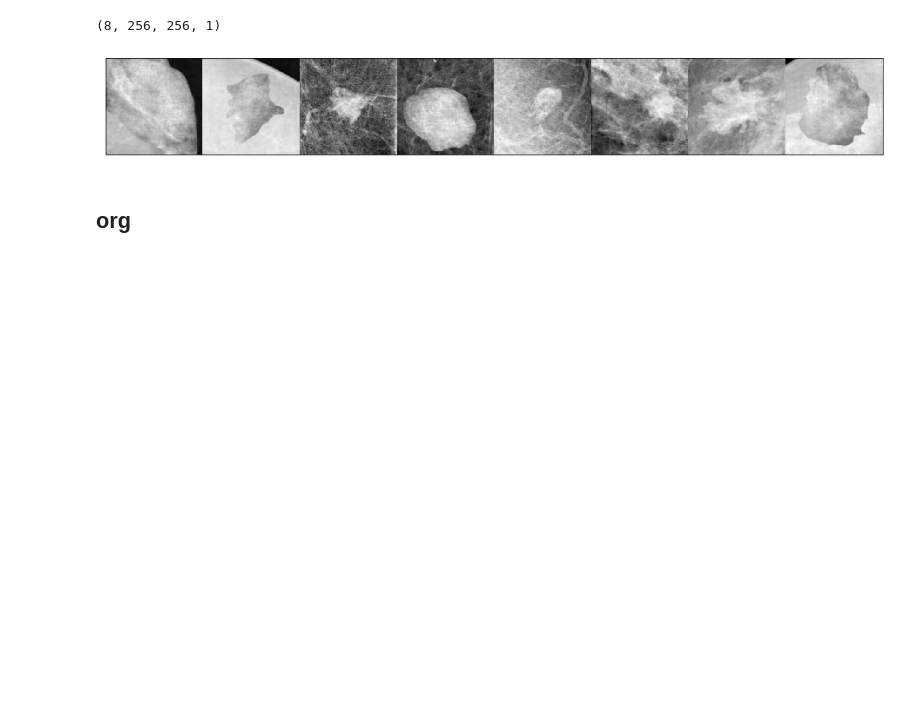
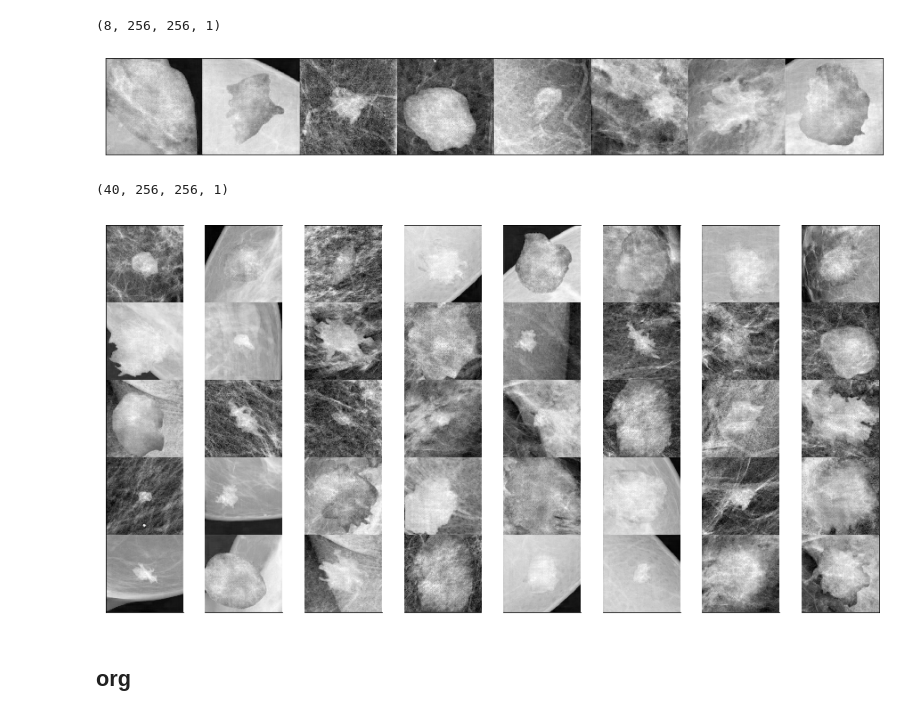
Before and after one commit to camila-ud/ciGAN, a Jupyter notebook: finalNotebook.ipynb, the cells around one changed output. Drawn from its saved outputs; the diff is of its cells as text; code cells hidden in the pictures; blank space fills up the shorter version.

```diff
--- a/finalNotebook.ipynb
+++ b/finalNotebook.ipynb
@@ -218,5 +220,12 @@ plot_nc_patches(nc_patches)
 # %% [output]
 (8, 256, 256, 1)
 [figure]
+# %%
+nc_patches = np.load('synthesis/samples_sinthesizes5.npz')['samples']
+print(nc_patches.shape)
+plot_nc_patches(nc_patches)
+# %% [output]
+(40, 256, 256, 1)
+[figure, added]
 # %% [markdown]
 ## org
```
Also changed, not shown: parts of 1 cell of this notebook, 4 other files.
